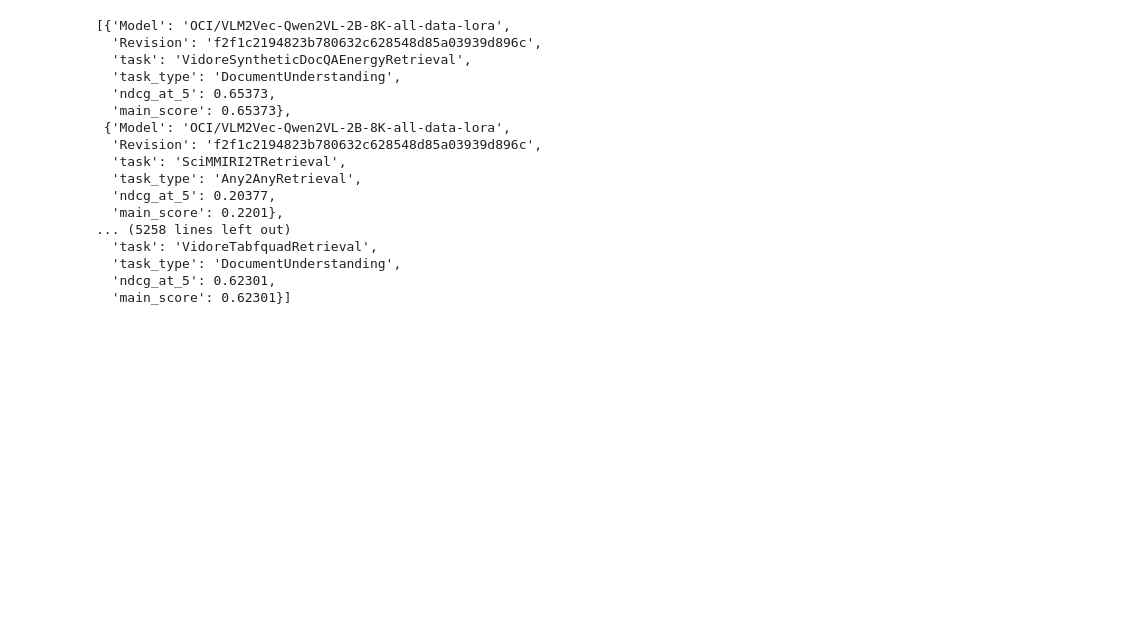
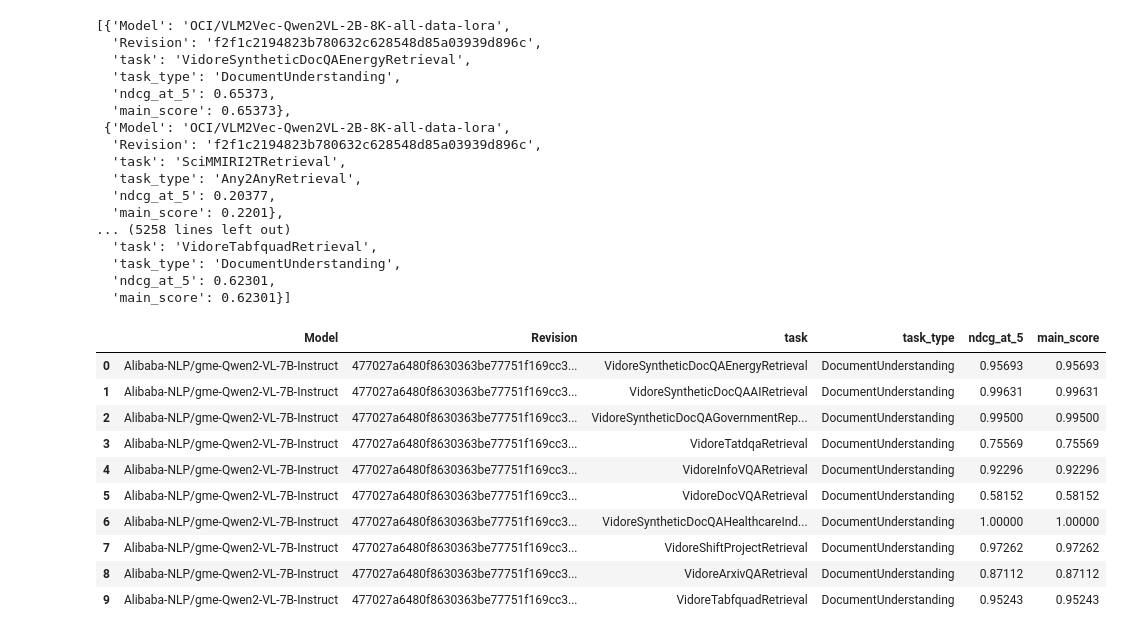
Before and after one commit to amitbcp/mteb, a Jupyter notebook: scripts/oci/notebooks/leaderboard.ipynb, the cells around one changed output. Cells and saved outputs as stored; diff of their text form; code cells hidden in the pictures; blank space fills up the shorter version.

```diff
--- a/scripts/oci/notebooks/leaderboard.ipynb
+++ b/scripts/oci/notebooks/leaderboard.ipynb
@@ -527,3 +585,17 @@ data
   'task_type': 'DocumentUnderstanding',
   'ndcg_at_5': 0.62301,
   'main_score': 0.62301}]
+# %%
+bench_df
+# %% [output]
+|  | Model | Revision | task | task_type | ndcg_at_5 | main_score |
+| 0 | Alibaba-NLP/gme-Qwen2-VL-7B-Instruct | 477027a6480f8630363be77751f169cc3... | VidoreSyntheticDocQAEnergyRetrieval | DocumentUnderstanding | 0.95693 | 0.95693 |
+| 1 | Alibaba-NLP/gme-Qwen2-VL-7B-Instruct | 477027a6480f8630363be77751f169cc3... | VidoreSyntheticDocQAAIRetrieval | DocumentUnderstanding | 0.99631 | 0.99631 |
+| 2 | Alibaba-NLP/gme-Qwen2-VL-7B-Instruct | 477027a6480f8630363be77751f169cc3... | VidoreSyntheticDocQAGovernmentRep... | DocumentUnderstanding | 0.99500 | 0.99500 |
+| 3 | Alibaba-NLP/gme-Qwen2-VL-7B-Instruct | 477027a6480f8630363be77751f169cc3... | VidoreTatdqaRetrieval | DocumentUnderstanding | 0.75569 | 0.75569 |
+| 4 | Alibaba-NLP/gme-Qwen2-VL-7B-Instruct | 477027a6480f8630363be77751f169cc3... | VidoreInfoVQARetrieval | DocumentUnderstanding | 0.92296 | 0.92296 |
+| 5 | Alibaba-NLP/gme-Qwen2-VL-7B-Instruct | 477027a6480f8630363be77751f169cc3... | VidoreDocVQARetrieval | DocumentUnderstanding | 0.58152 | 0.58152 |
+| 6 | Alibaba-NLP/gme-Qwen2-VL-7B-Instruct | 477027a6480f8630363be77751f169cc3... | VidoreSyntheticDocQAHealthcareInd... | DocumentUnderstanding | 1.00000 | 1.00000 |
+| 7 | Alibaba-NLP/gme-Qwen2-VL-7B-Instruct | 477027a6480f8630363be77751f169cc3... | VidoreShiftProjectRetrieval | DocumentUnderstanding | 0.97262 | 0.97262 |
+| 8 | Alibaba-NLP/gme-Qwen2-VL-7B-Instruct | 477027a6480f8630363be77751f169cc3... | VidoreArxivQARetrieval | DocumentUnderstanding | 0.87112 | 0.87112 |
+| 9 | Alibaba-NLP/gme-Qwen2-VL-7B-Instruct | 477027a6480f8630363be77751f169cc3... | VidoreTabfquadRetrieval | DocumentUnderstanding | 0.95243 | 0.95243 |
```
Also changed, not shown: parts of 10 cells of this notebook, 14 other files.
